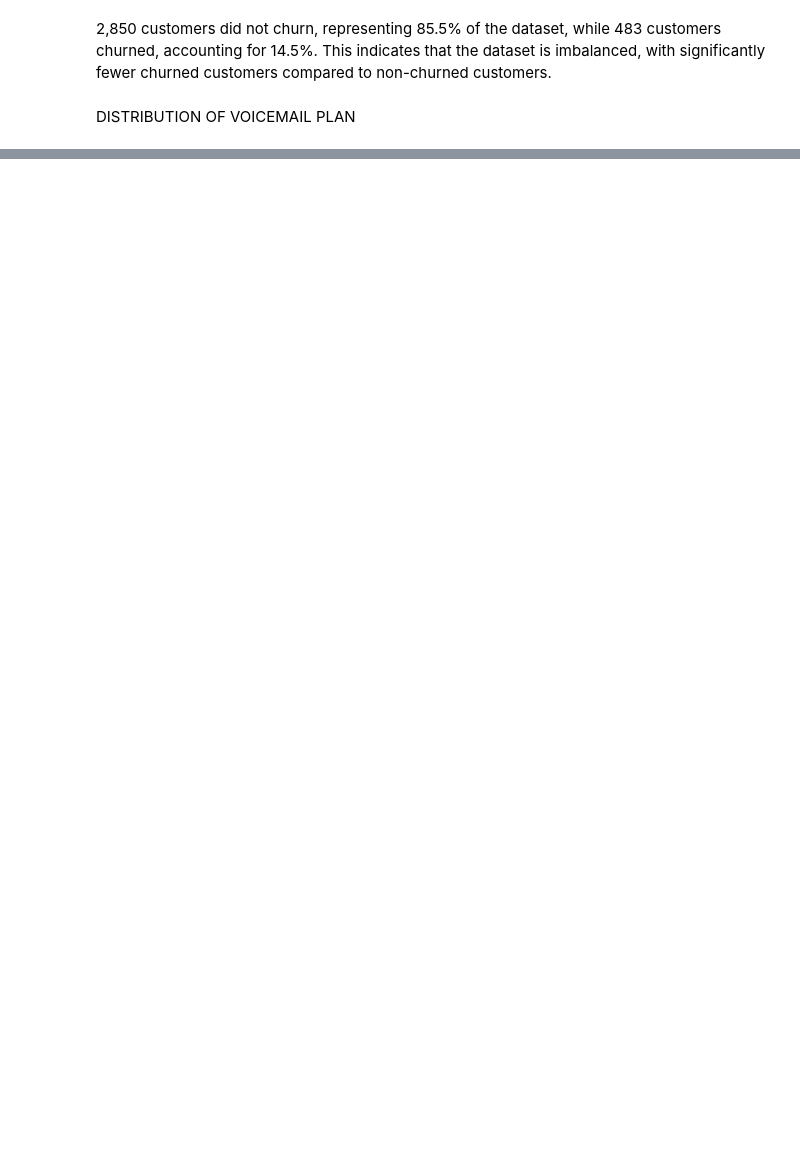
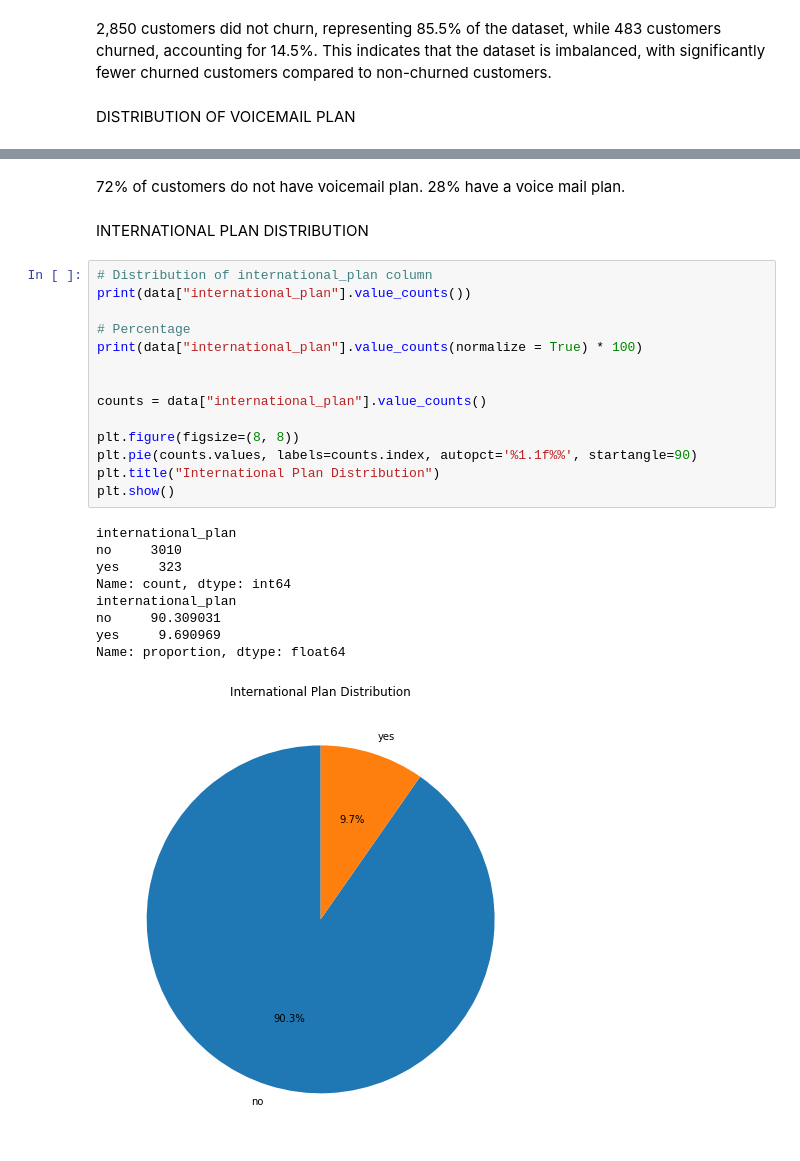
Before and after one commit to edgarowuor-tech/PHASE_THREE_CLASSIFICATION-MODEL-PROJECT, a Jupyter notebook: index.ipynb, the cells around one changed output, grey strips where cells are left out. Cells and saved outputs as stored; diff of their text form; blank space fills up the shorter version.

```diff
--- a/index.ipynb
+++ b/index.ipynb
@@ -353,0 +359,28 @@ Name: proportion, dtype: float64
+# %% [markdown]
+72% of customers do not have voicemail plan. 28% have a voice mail plan.
+# %% [markdown]
+INTERNATIONAL PLAN DISTRIBUTION
+# %%
+# Distribution of international_plan column
+print(data["international_plan"].value_counts())
+
+# Percentage
+print(data["international_plan"].value_counts(normalize = True) * 100)
+
+
+counts = data["international_plan"].value_counts()
+
+plt.figure(figsize=(8, 8))
+plt.pie(counts.values, labels=counts.index, autopct='%1.1f%%', startangle=90)
+plt.title("International Plan Distribution")
+plt.show()
+# %% [output]
+international_plan
+no     3010
+yes     323
+Name: count, dtype: int64
+international_plan
+no     90.309031
+yes     9.690969
+Name: proportion, dtype: float64
+[figure, added]
```
Also changed, not shown: parts of 9 cells of this notebook.
